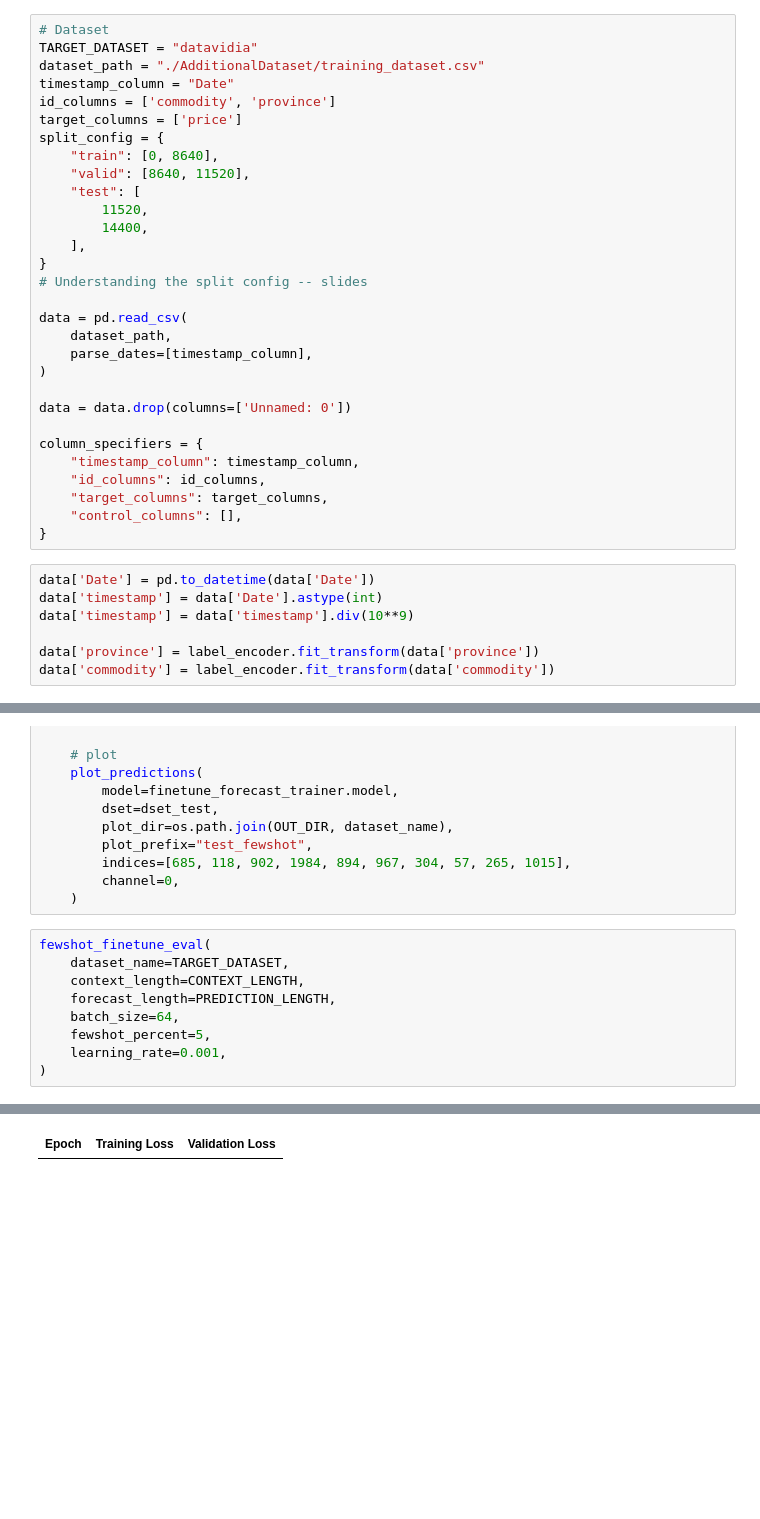
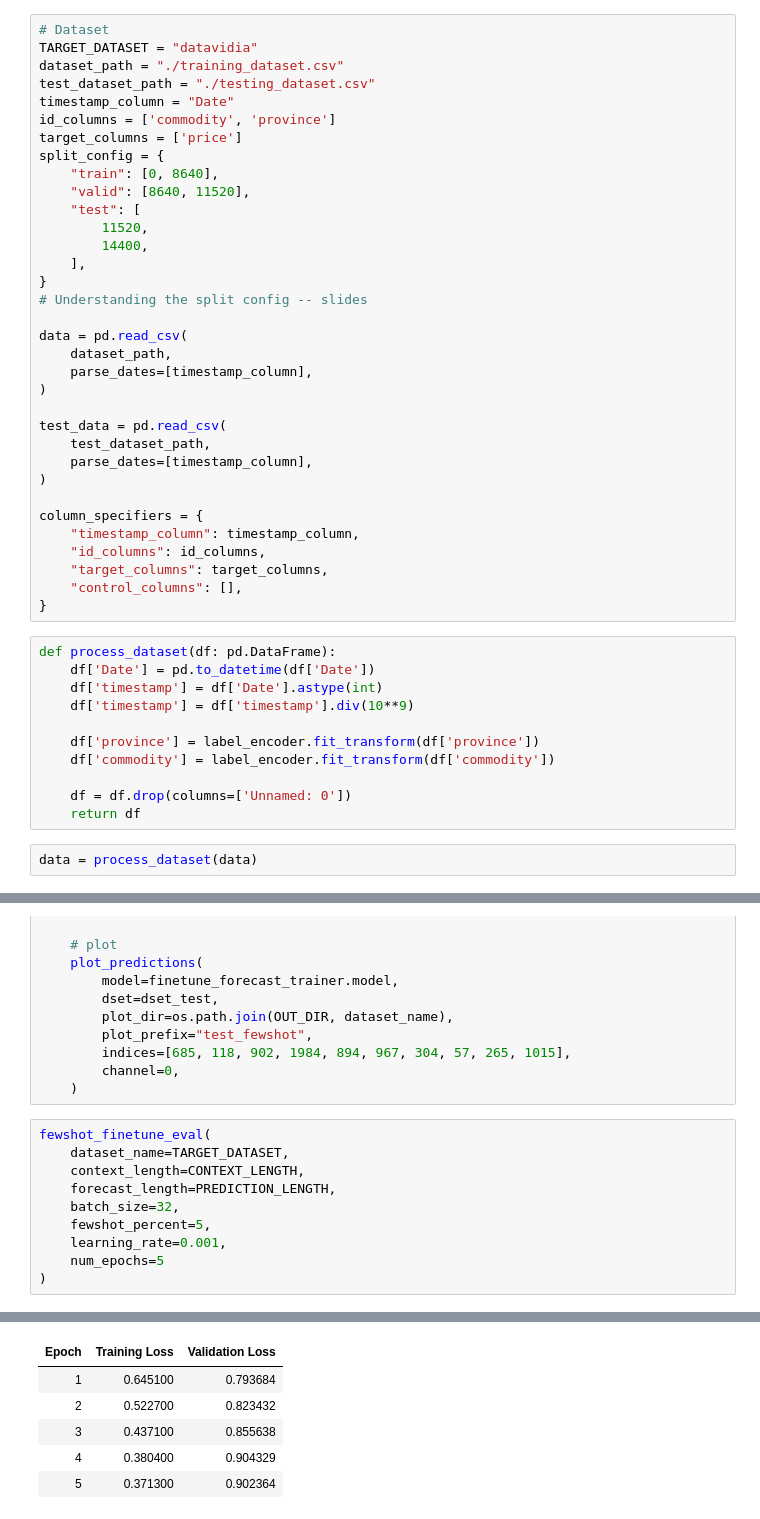
Before and after one commit to wllchrst/jwp-datavidia, a Jupyter notebook: t.ipynb, the cells around one changed output, grey strips where cells are left out. Cells and saved outputs as stored; diff of their text form; blank space fills up the shorter version.

Commit message:
feat: update using training dataset

```diff
--- a/t.ipynb
+++ b/t.ipynb
@@ -51,7 +76,8 @@ label_encoder = LabelEncoder()
 # %%
 # Dataset
 TARGET_DATASET = "datavidia"
-dataset_path = "./AdditionalDataset/training_dataset.csv"
+dataset_path = "./training_dataset.csv"
+test_dataset_path = "./testing_dataset.csv"
 timestamp_column = "Date"
 id_columns = ['commodity', 'province']
 target_columns = ['price']
@@ -70,7 +96,10 @@ data = pd.read_csv(
     parse_dates=[timestamp_column],
 )
 
-data = data.drop(columns=['Unnamed: 0'])
+test_data = pd.read_csv(
+    test_dataset_path,
+    parse_dates=[timestamp_column],
+)
 
 column_specifiers = {
     "timestamp_column": timestamp_column,
@@ -79,12 +108,18 @@ column_specifiers = {
     "control_columns": [],
 }
 # %%
-data['Date'] = pd.to_datetime(data['Date'])
-data['timestamp'] = data['Date'].astype(int)
-data['timestamp'] = data['timestamp'].div(10**9)
+def process_dataset(df: pd.DataFrame):
+    df['Date'] = pd.to_datetime(df['Date'])
+    df['timestamp'] = df['Date'].astype(int)
+    df['timestamp'] = df['timestamp'].div(10**9)
 
-data['province'] = label_encoder.fit_transform(data['province'])
-data['commodity'] = label_encoder.fit_transform(data['commodity'])
+    df['province'] = label_encoder.fit_transform(df['province'])
+    df['commodity'] = label_encoder.fit_transform(df['commodity'])
+
+    df = df.drop(columns=['Unnamed: 0'])
+    return df
+# %%
+data = process_dataset(data)
 # %%
 data.head()
 # %% [output]
@@ -270,9 +305,10 @@ fewshot_finetune_eval(
     dataset_name=TARGET_DATASET,
     context_length=CONTEXT_LENGTH,
     forecast_length=PREDICTION_LENGTH,
-    batch_size=64,
+    batch_size=32,
     fewshot_percent=5,
     learning_rate=0.001,
+    num_epochs=5
 )
 # %% [output]
 -------------------- Running few-shot 5% --------------------
@@ -294 +322,6 @@ Using learning rate = 0.001
 | Epoch | Training Loss | Validation Loss |
+| 1 | 0.645100 | 0.793684 |
+| 2 | 0.522700 | 0.823432 |
+| 3 | 0.437100 | 0.855638 |
+| 4 | 0.380400 | 0.904329 |
+| 5 | 0.371300 | 0.902364 |
```
Also changed, not shown: parts of 4 cells of this notebook.
